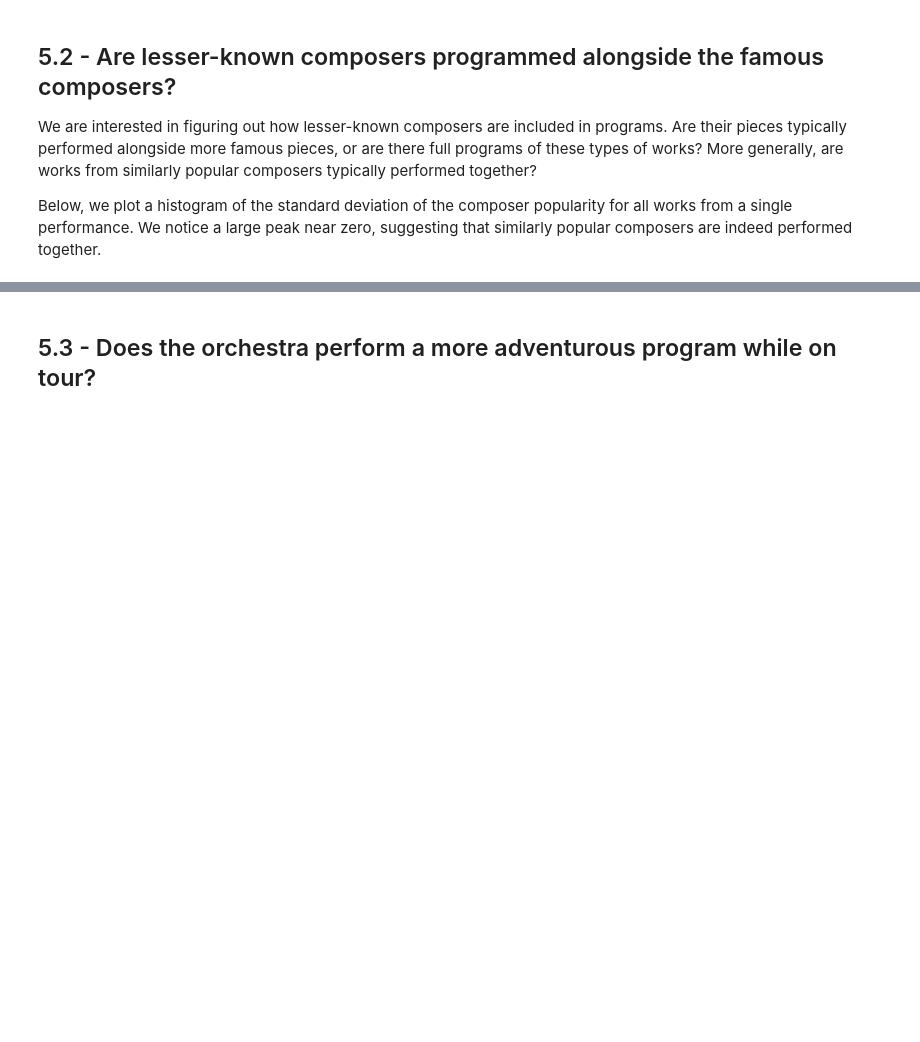
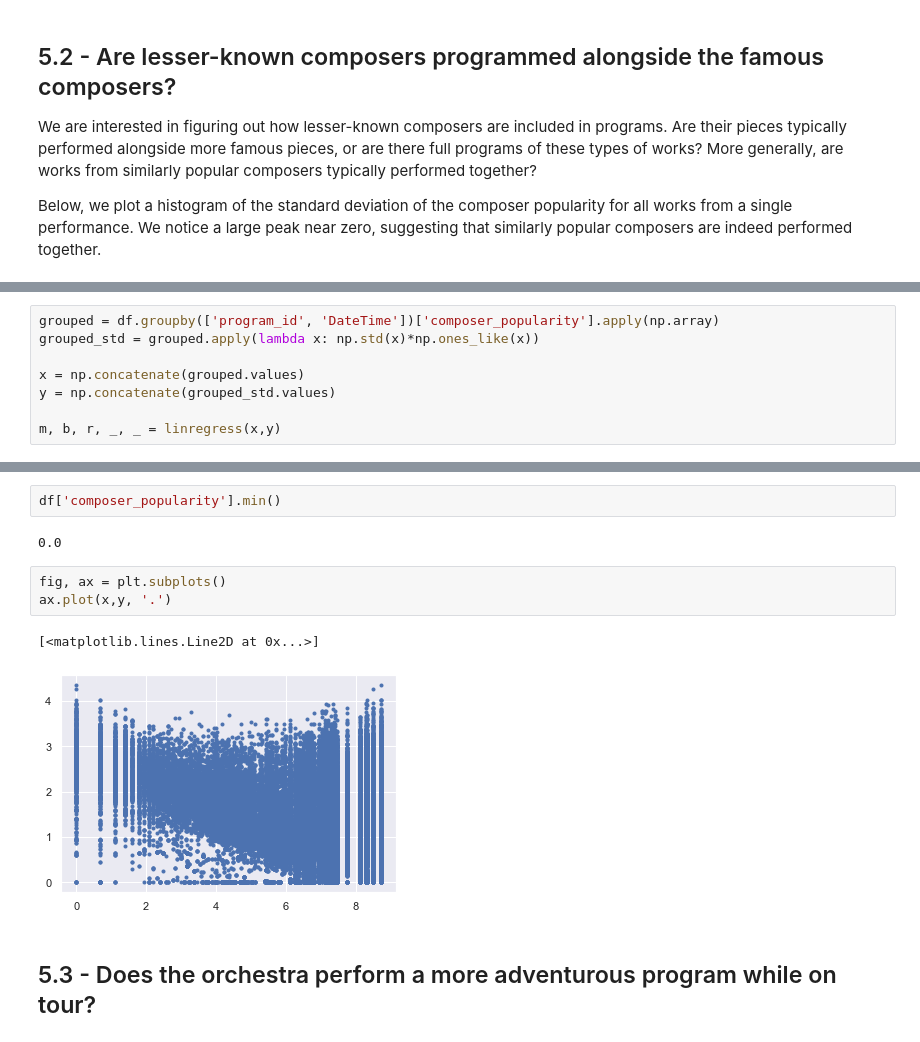
Before and after one commit to physinet/NY-Phil-EDA, a Jupyter notebook: EDA.ipynb, the cells around one changed output, grey strips where cells are left out. Cells and saved outputs as stored; diff of their text form; blank space fills up the shorter version.

```diff
--- a/EDA.ipynb
+++ b/EDA.ipynb
@@ -483,0 +527,8 @@ Text(0, 0.5, 'Frequency of performances')
+# %%
+grouped = df.groupby(['program_id', 'DateTime'])['composer_popularity'].apply(np.array)
+grouped_std = grouped.apply(lambda x: np.std(x)*np.ones_like(x))
+
+x = np.concatenate(grouped.values)
+y = np.concatenate(grouped_std.values)
+
+m, b, r, _, _ = linregress(x,y)
@@ -484,3 +551,13 @@ Text(0, 0.5, 'Frequency of performances')
+# %%
+df['composer_popularity'].min()
+# %% [output]
+0.0
+# %%
+fig, ax = plt.subplots()
+ax.plot(x,y, '.')
+# %% [output]
+[<matplotlib.lines.Line2D at 0x...>]
+[figure, added]
 # %% [markdown]
 ## 5.3 - Does the orchestra perform a more adventurous program while on tour?
 # %% [markdown]
```
Also changed, not shown: parts of 15 cells of this notebook.
